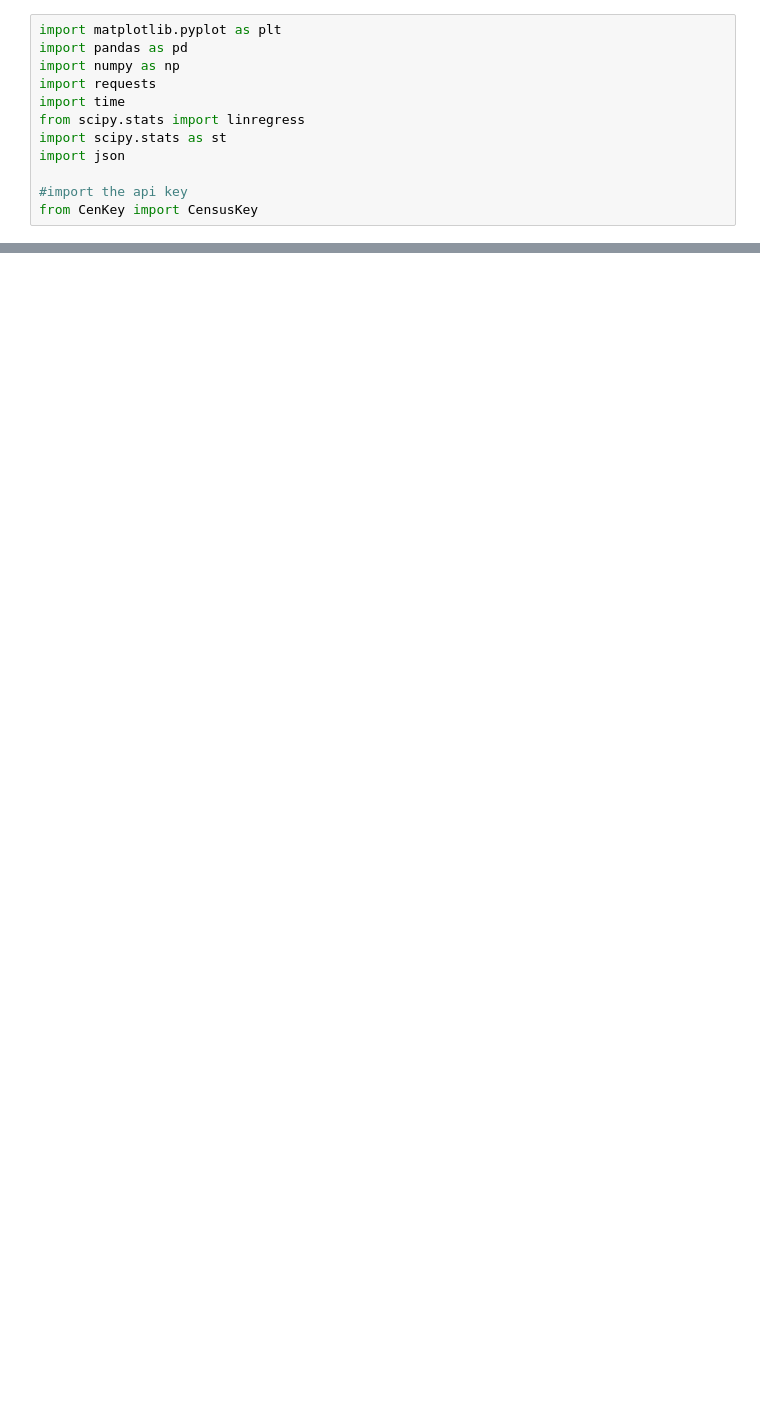
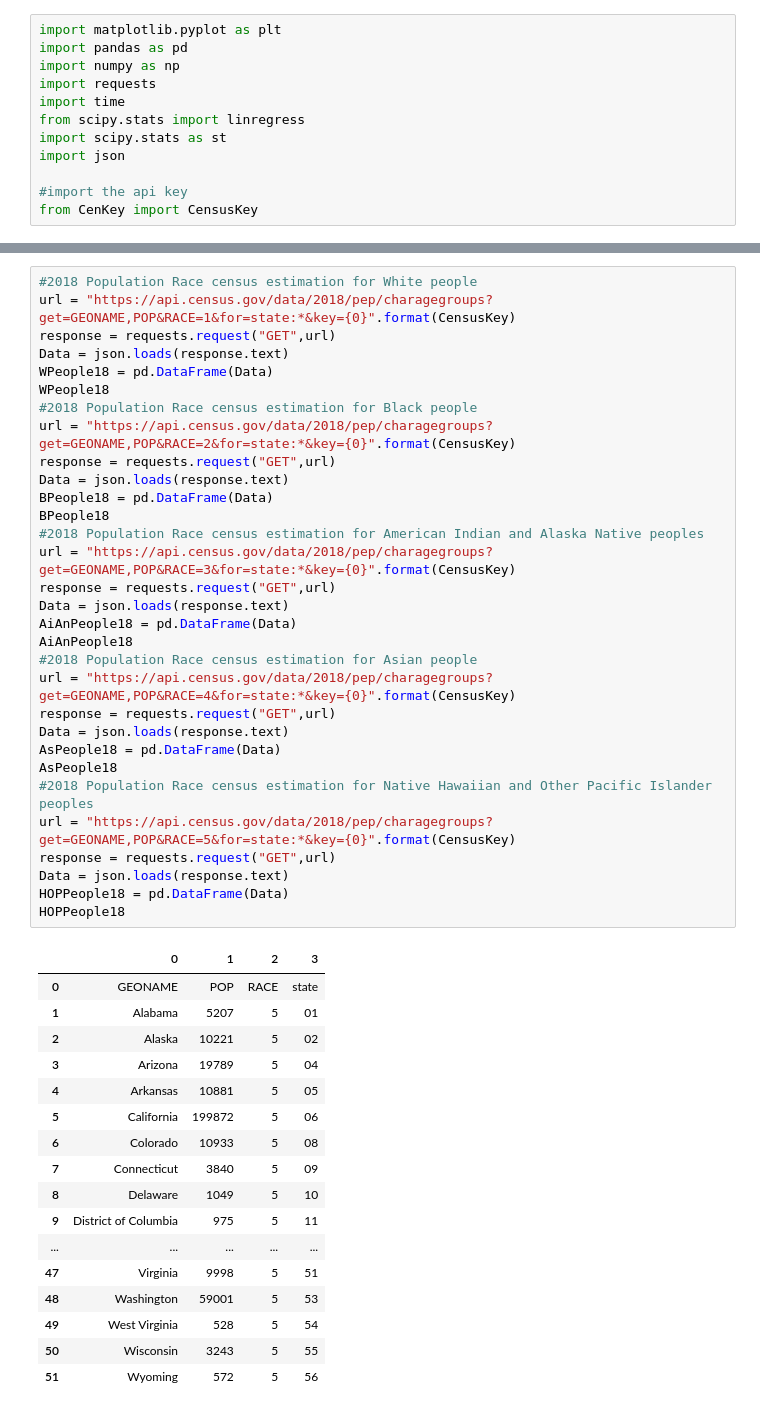
Before and after one commit to mfeas/Population-Estimates, a Jupyter notebook: LoadApi.ipynb, the cells around one changed output, grey strips where cells are left out. Drawn from its saved outputs; the diff is of its cells as text; blank space fills up the shorter version.

```diff
--- a/LoadApi.ipynb
+++ b/LoadApi.ipynb
@@ -46,0 +113,49 @@ JSONDecodeError: Expecting value: line 1 column 1 (char 0)
+# %%
+#2018 Population Race census estimation for White people
+url = "https://api.census.gov/data/2018/pep/charagegroups?get=GEONAME,POP&RACE=1&for=state:*&key={0}".format(CensusKey)
+response = requests.request("GET",url)
+Data = json.loads(response.text)
+WPeople18 = pd.DataFrame(Data)
+WPeople18
+#2018 Population Race census estimation for Black people
+url = "https://api.census.gov/data/2018/pep/charagegroups?get=GEONAME,POP&RACE=2&for=state:*&key={0}".format(CensusKey)
+response = requests.request("GET",url)
+Data = json.loads(response.text)
+BPeople18 = pd.DataFrame(Data)
+BPeople18
+#2018 Population Race census estimation for American Indian and Alaska Native peoples
+url = "https://api.census.gov/data/2018/pep/charagegroups?get=GEONAME,POP&RACE=3&for=state:*&key={0}".format(CensusKey)
+response = requests.request("GET",url)
+Data = json.loads(response.text)
+AiAnPeople18 = pd.DataFrame(Data)
+AiAnPeople18
+#2018 Population Race census estimation for Asian people
+url = "https://api.census.gov/data/2018/pep/charagegroups?get=GEONAME,POP&RACE=4&for=state:*&key={0}".format(CensusKey)
+response = requests.request("GET",url)
+Data = json.loads(response.text)
+AsPeople18 = pd.DataFrame(Data)
+AsPeople18
+#2018 Population Race census estimation for Native Hawaiian and Other Pacific Islander peoples
+url = "https://api.census.gov/data/2018/pep/charagegroups?get=GEONAME,POP&RACE=5&for=state:*&key={0}".format(CensusKey)
+response = requests.request("GET",url)
+Data = json.loads(response.text)
+HOPPeople18 = pd.DataFrame(Data)
+HOPPeople18
+# %% [output]
+|  | 0 | 1 | 2 | 3 |
+| 0 | GEONAME | POP | RACE | state |
+| 1 | Alabama | 5207 | 5 | 01 |
+| 2 | Alaska | 10221 | 5 | 02 |
+| 3 | Arizona | 19789 | 5 | 04 |
+| 4 | Arkansas | 10881 | 5 | 05 |
+| 5 | California | 199872 | 5 | 06 |
+| 6 | Colorado | 10933 | 5 | 08 |
+| 7 | Connecticut | 3840 | 5 | 09 |
+| 8 | Delaware | 1049 | 5 | 10 |
+| 9 | District of Columbia | 975 | 5 | 11 |
+| ... | ... | ... | ... | ... |
+| 47 | Virginia | 9998 | 5 | 51 |
+| 48 | Washington | 59001 | 5 | 53 |
+| 49 | West Virginia | 528 | 5 | 54 |
+| 50 | Wisconsin | 3243 | 5 | 55 |
+| 51 | Wyoming | 572 | 5 | 56 |
```
Also changed, not shown: parts of 3 cells of this notebook, 1 other file.
